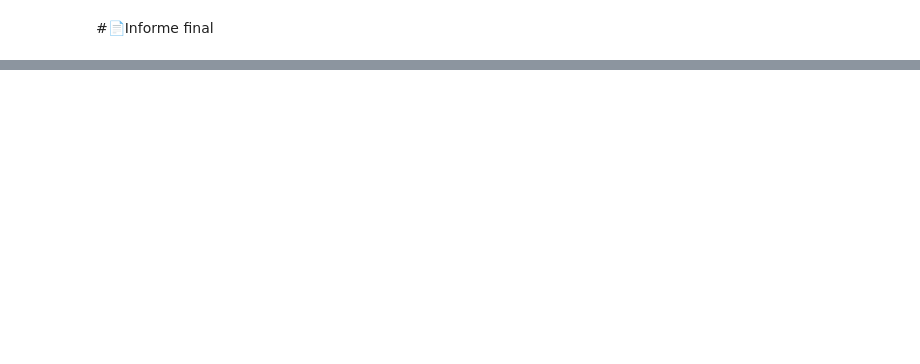
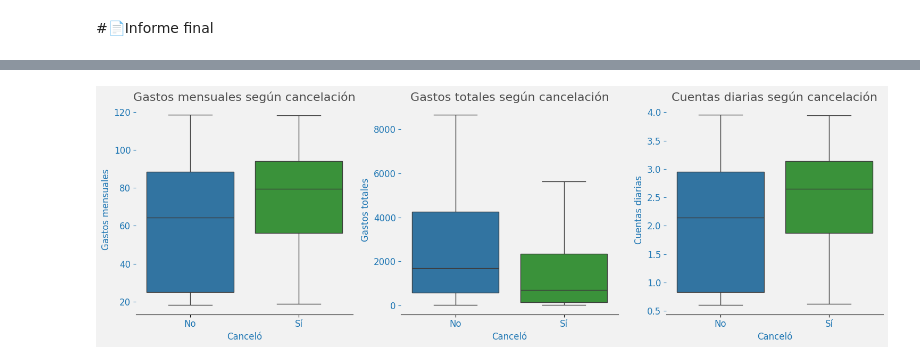
Before and after one commit to sandrazuniga/Challenge_TelecomX, a Jupyter notebook: TelecomX_LATAM.ipynb, the cells around one changed output, grey strips where cells are left out. Drawn from its saved outputs; the diff is of its cells as text; code cells hidden in the pictures; blank space fills up the shorter version.

```diff
--- a/TelecomX_LATAM.ipynb
+++ b/TelecomX_LATAM.ipynb
@@ -17,0 +657,42 @@ Análisis Exploratorio de Datos (EDA) e informe con insights relevantes.
+# %%
+def boxplot_cancelacion(columnas_numericas):
+
+  plt.figure(figsize=(15, 5))
+  plt.gcf().set_facecolor('#F2F2F2')  # Fondo claro
+
+  for i, col in enumerate(columnas_numericas):
+      plt.subplot(1, 3, i + 1)
+
+      # Boxplot con alternancia de colores
+      sns.boxplot(
+      x='cancelo',
+      y=col,
+      hue='cancelo',
+      data=df,
+      showfliers=False,
+      palette=[AZUL, VERDE],
+      legend=False
+     )
+
+
+
+      # Título en GRIS
+      plt.title(f'{col.replace("_", " ").capitalize()} según cancelación', fontsize=16, color=GRIS)
+
+      # Eje X
+      plt.xlabel('Canceló', fontsize=12, color=AZUL)
+      plt.xticks([0, 1], ['No', 'Sí'], fontsize=12, color=AZUL)
+
+      # Eje Y
+      plt.ylabel(col.replace('_', ' ').capitalize(), fontsize=12, color=AZUL)
+      plt.tick_params(axis='y', labelsize=12, colors=AZUL)
+
+      # Eliminar bordes superior, derecho e izquierdo
+      ax = plt.gca()
+      ax.set_facecolor('#F2F2F2')  # Fondo claro en subplot
+      ax.spines['top'].set_visible(False)
+      ax.spines['right'].set_visible(False)
+      ax.spines['left'].set_visible(False)
+
+  plt.tight_layout()
+  return plt
@@ -19,0 +737,4 @@ Análisis Exploratorio de Datos (EDA) e informe con insights relevantes.
+# %%
+boxplot_cancelacion(columnas_numericas).show()
+# %% [output]
+[figure, added]
```
Also changed, not shown: parts of 51 cells of this notebook.
